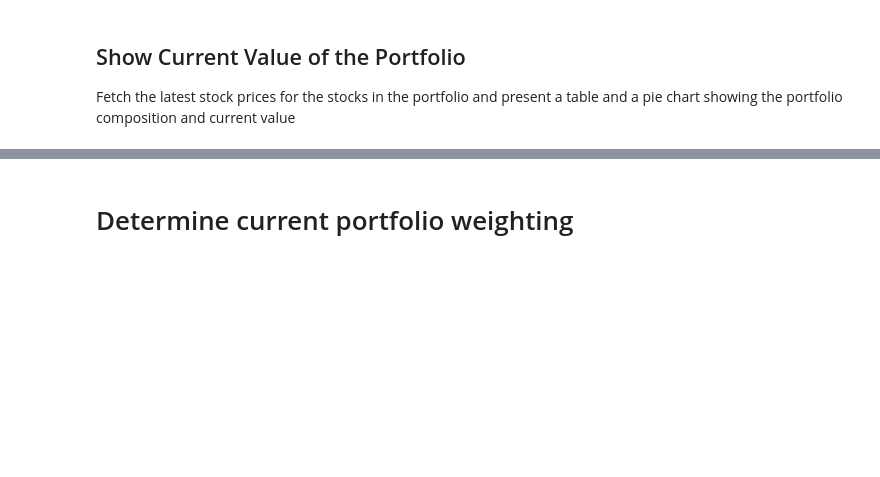
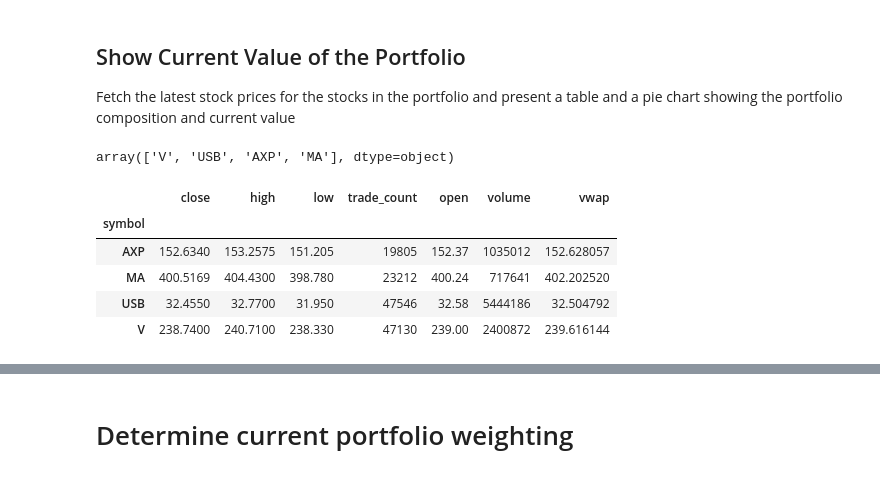
Before and after one commit to Bru-sic/TeamProj01, a Jupyter notebook: Code/main.ipynb, the cells around one changed output, grey strips where cells are left out. Drawn from its saved outputs; the diff is of its cells as text; code cells hidden in the pictures; blank space fills up the shorter version.

```diff
--- a/Code/main.ipynb
+++ b/Code/main.ipynb
@@ -63,0 +152,39 @@ def my_function2 ( p1 ):
+# %%
+# Function: get_latest_price ( ticker_list )
+# Purpose: Fetches the latest (one single day's worth) of trading data for the specified stock(s).
+# Inputs:
+#    ticker_list: list of ticker symbols e.g. ["ABC", "DEF", "GHI"]
+# Outputs:
+#   returns a data frame as per alpaca_api.get_bars format
+
+def get_latest_price ( tickers ):
+
+    # Set timeframe to "1Day" for Alpaca API
+    timeframe = "1Day"
+
+    # Loop until we find valid trading data or abort after max_attempts attempts
+    # Initialise variables
+    attempt = 0                       # Initialise the attempt count
+    max_attempts = 10                 # Initialise the maximum number of attempts after which we give up
+    df_portfolio = pd.DataFrame()     # Intialise the dataframe
+
+    while (attempt < max_attempts) and (len(df_portfolio) == 0):    # Loop until we find an active trading day or abort after the max attempts
+        if attempt == 0:
+            date_to_fetch = pd.Timestamp.now( tz="America/New_York").normalize()            # Get today's date on the first iteration of the loop
+        else:
+            date_to_fetch = date_to_fetch + timedelta(days=-1)                              # Decrement the date
+
+        date_to_fetch_iso = date_to_fetch.isoformat()                                       # Convert the date to iso format needed by alpaca_api
+        attempt += 1                                                                        # Increment the attempt counter
+
+        # Get current closing prices for SPY and AGG and transform the function's response to a Pandas DataFrame
+        df_portfolio = alpaca_api.get_bars( tickers, timeframe, start = date_to_fetch_iso, end = date_to_fetch_iso ).df    # Get the ticker data from alpaca_api
+
+        if len(df_portfolio) == 0:                                                          # If no data returned...
+            print(f"Warning: No price information available for {date_to_fetch_iso}")                #   show a warning message with the date
+
+    if len(df_portfolio) == 0:                                                              # Once we exit the loop check if we managed to get ticker data, if not
+        print("Error: Could not find data after {max_attempts} attempts" )                         #   show a warning message with the number of max attempts tried
+#    else:
+#        display(df_portfolio.head())    # Display sample data                                 # DEBUG show the sample data
+    return df_portfolio
@@ -89,3 +231,20 @@ def my_function3 ( p1 ):
 # %% [markdown]
 ## Show Current Value of the Portfolio
 Fetch the latest stock prices for the stocks in the portfolio and present a table and a pie chart showing the portfolio composition and current value
+# %%
+# Show the list of ticker codes in the portfolio
+ticker_list
+# %% [output]
+array(['V', 'USB', 'AXP', 'MA'], dtype=object)
+# %%
+# Get current prices of each stock in the portfolio
+current_prices = get_latest_price ( ticker_list ).set_index("symbol")
+
+current_prices.head(10)
+# %% [output]
+|  | close | high | low | trade_count | open | volume | vwap |
+| symbol |  |  |  |  |  |  |  |
+| AXP | 152.6340 | 153.2575 | 151.205 | 19805 | 152.37 | 1035012 | 152.628057 |
+| MA | 400.5169 | 404.4300 | 398.780 | 23212 | 400.24 | 717641 | 402.202520 |
+| USB | 32.4550 | 32.7700 | 31.950 | 47546 | 32.58 | 5444186 | 32.504792 |
+| V | 238.7400 | 240.7100 | 238.330 | 47130 | 239.00 | 2400872 | 239.616144 |
```
Also changed, not shown: parts of 31 cells of this notebook, 1 other file.
